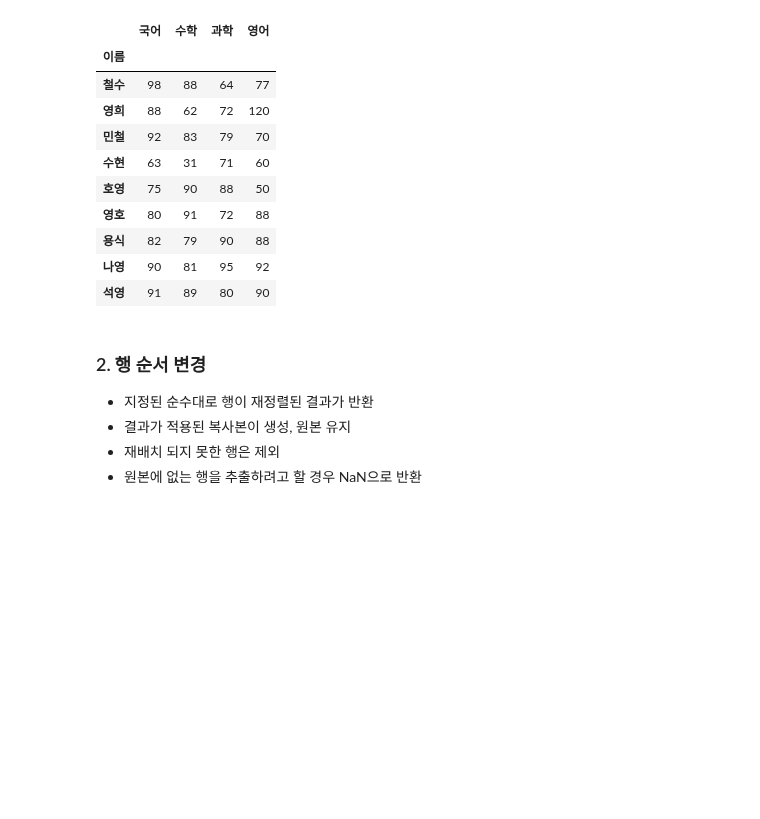
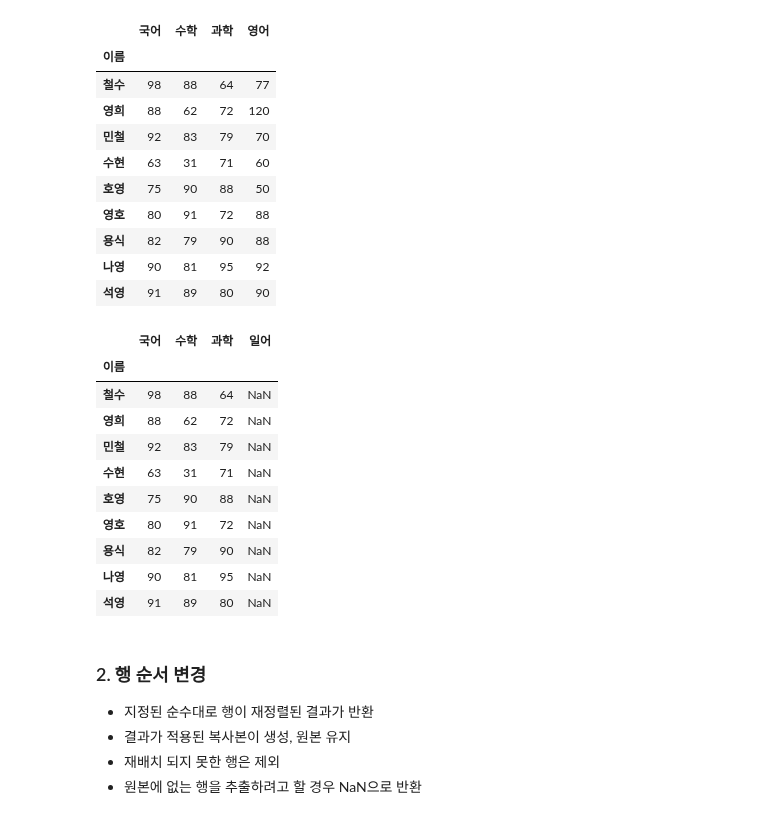
Before and after one commit to jaekim3220/jupyter, a Jupyter notebook: C. 데이터 다루기/02. 데이터 전처리/02-행,열_재배치.ipynb, the cells around one changed output. Saved outputs shown, nothing was run; the diff lists cells and outputs as text; code cells hidden in the pictures; blank space fills up the shorter version.

```diff
--- a/C. 데이터 다루기/02. 데이터 전처리/02-행,열_재배치.ipynb
+++ b/C. 데이터 다루기/02. 데이터 전처리/02-행,열_재배치.ipynb
@@ -18,7 +18,7 @@ import numpy as np
 ### 2. 데이터 가져오기
 # %%
 # 자료를 확인 후 index를 지정
-df = read_excel("https://data.hossam.kr/pre_sample.xlsx", index_col="이름")
+df = read_excel("data\\02-pre_sample.xlsx", index_col="이름")
 df
 # %% [output]
 |  | 학년 | 성별 | 국어 | 영어 | 수학 | 과학 |
@@ -132,8 +134,20 @@ df1
 | 나영 | 90 | 81 | 95 | 92 |
 | 석영 | 91 | 89 | 80 | 90 |
 # %%
-# df1x = df.reindex(columns=['국어', '수학', '과학', '일어'])
-# df1x
+df1x = df.reindex(columns=['국어', '수학', '과학', '일어'])
+df1x
+# %% [output]
+|  | 국어 | 수학 | 과학 | 일어 |
+| 이름 |  |  |  |  |
+| 철수 | 98 | 88 | 64 | NaN |
+| 영희 | 88 | 62 | 72 | NaN |
+| 민철 | 92 | 83 | 79 | NaN |
+| 수현 | 63 | 31 | 71 | NaN |
+| 호영 | 75 | 90 | 88 | NaN |
+| 영호 | 80 | 91 | 72 | NaN |
+| 용식 | 82 | 79 | 90 | NaN |
+| 나영 | 90 | 81 | 95 | NaN |
+| 석영 | 91 | 89 | 80 | NaN |
 # %% [markdown]
 ### 2. 행 순서 변경
 - 지정된 순수대로 행이 재정렬된 결과가 반환
```
Also changed, not shown: parts of 13 cells of this notebook, 6 other files.
